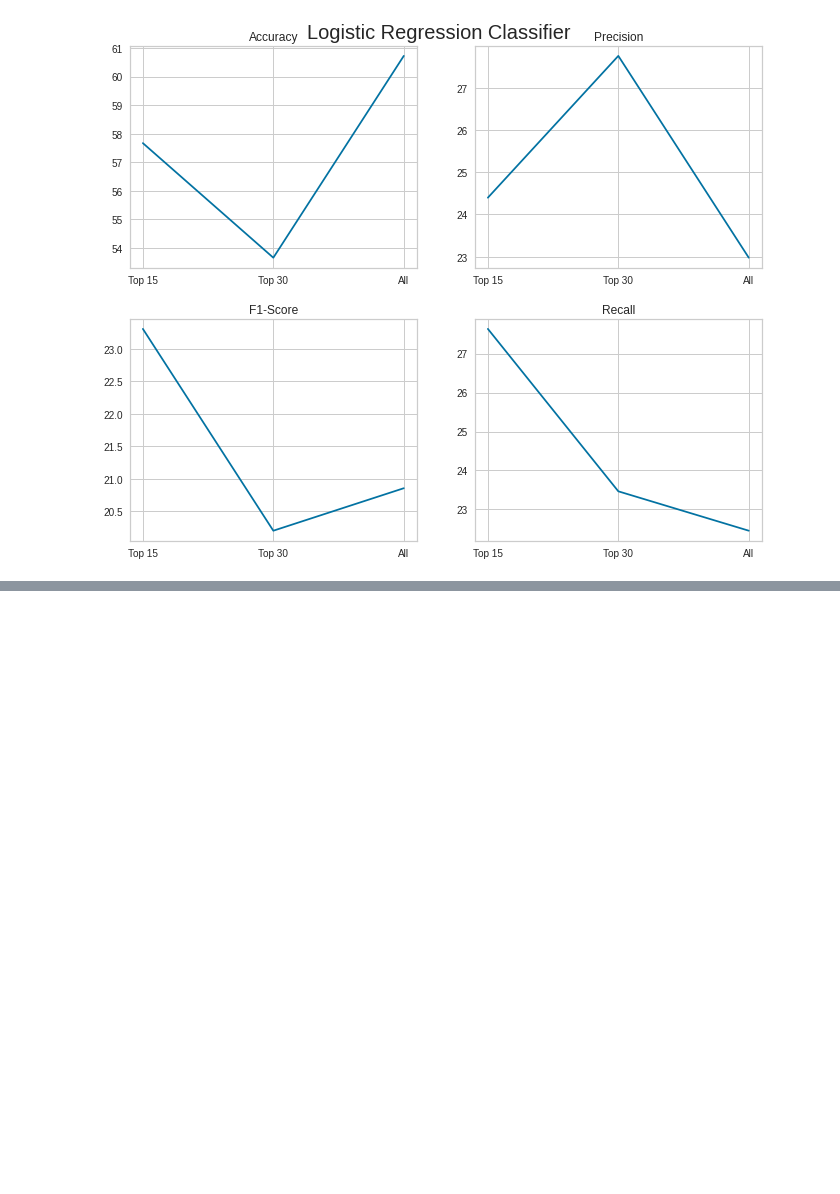
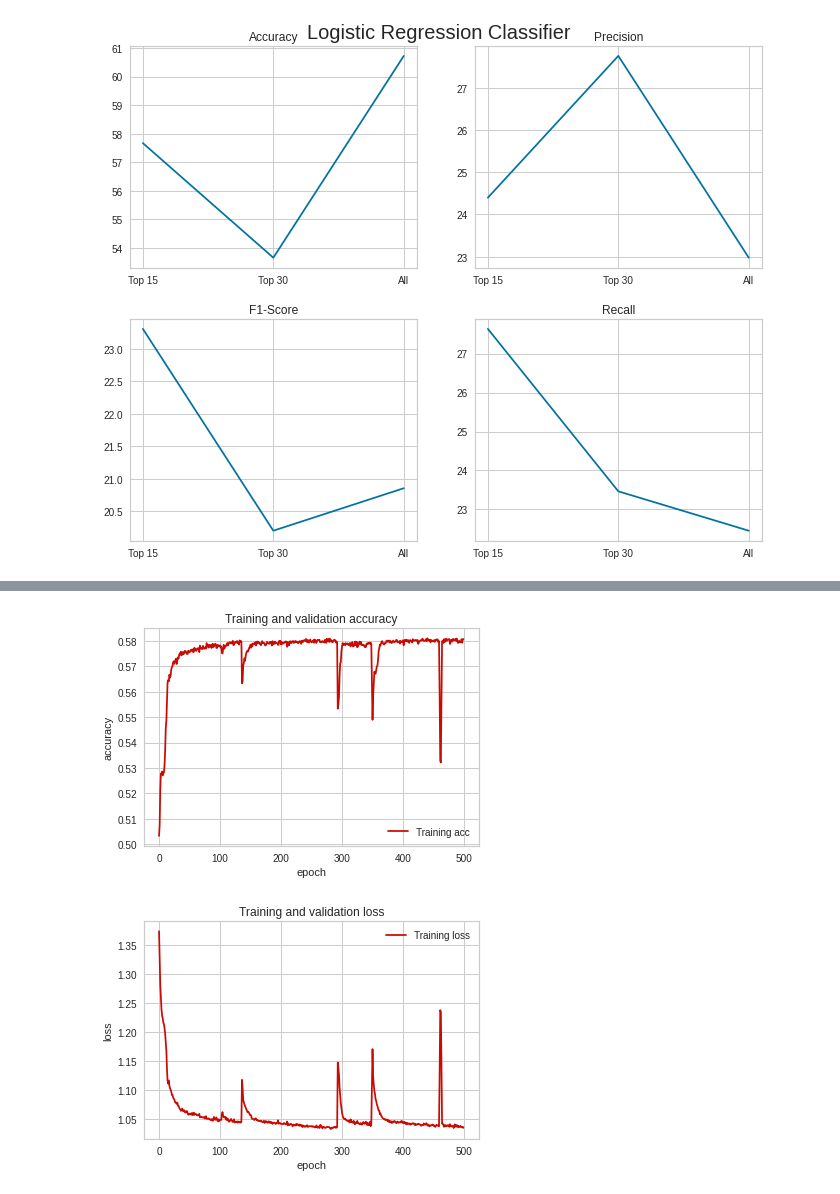
Before and after one commit to ishaak15/UNSW-IDS-Feature-Selection, a Jupyter notebook: Training_and_Testing.ipynb, the cells around one changed output, grey strips where cells are left out. Saved outputs shown, nothing was run; the diff lists cells and outputs as text; code cells hidden in the pictures; blank space fills up the shorter version.

```diff
--- a/Training_and_Testing.ipynb
+++ b/Training_and_Testing.ipynb
@@ -1713,0 +1771,24 @@ plt.show()
+# %%
+#Graphing our training and validation
+acc_NN_all = historyNNall.history['accuracy']
+#val_accuracy = historyNN10.history['val_accuracy']
+loss_NN_all = historyNNall.history['loss']
+#val_loss = historyNN10.history['val_loss']
+epochs_NN_all = range(len(acc_NN_all))
+plt.plot(epochs_NN_all, acc_NN_all, 'r', label='Training acc')
+#plt.plot(epochs, val_accuracy, 'b', label='Validation acc')
+plt.title('Training and validation accuracy')
+plt.ylabel('accuracy')
+plt.xlabel('epoch')
+plt.legend()
+plt.figure()
+plt.plot(epochs_NN_all, loss_NN_all, 'r', label='Training loss')
+#plt.plot(epochs, val_loss, 'b', label='Validation loss')
+plt.title('Training and validation loss')
+plt.ylabel('loss')
+plt.xlabel('epoch')
+plt.legend()
+plt.show()
+# %% [output]
+[figure, added]
+[figure, added]
```
Also changed, not shown: parts of 15 cells of this notebook.
